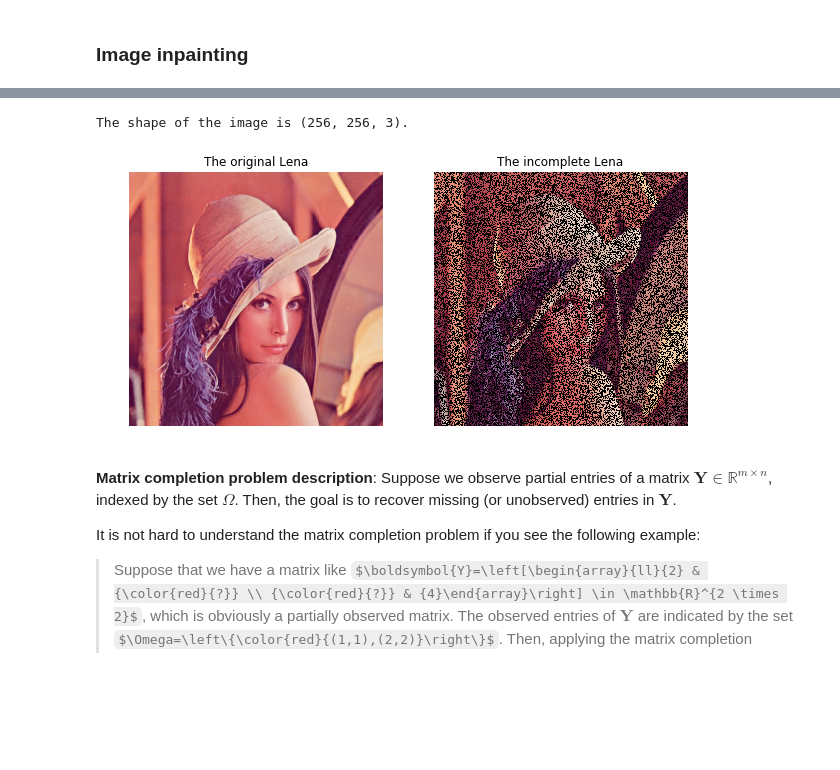
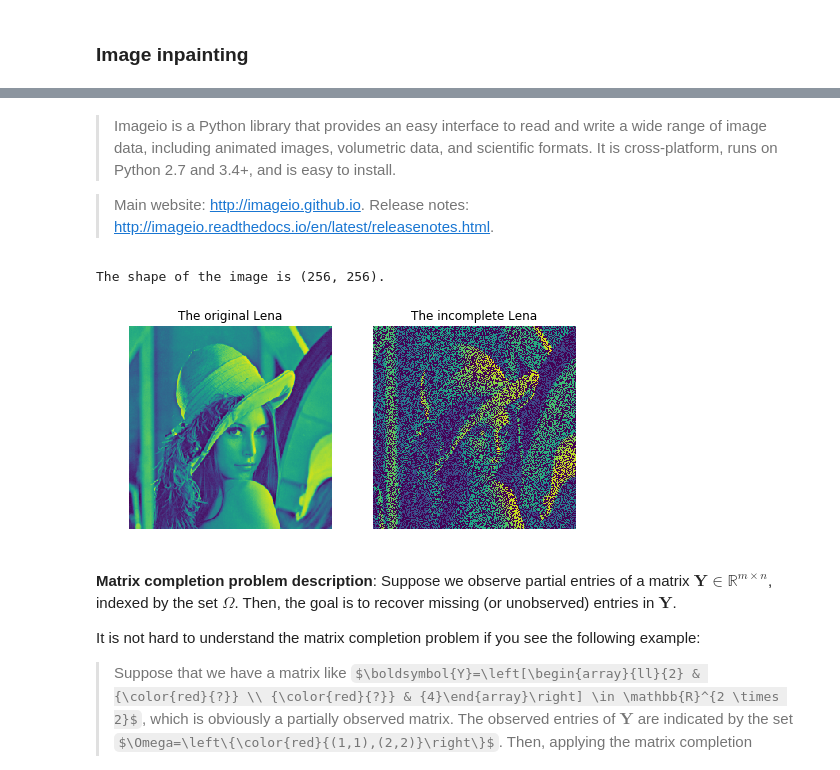
Before and after one commit to xinychen/Tensor4ML, a Jupyter notebook: content/LRMC.ipynb, the cells around one changed output, grey strips where cells are left out. Drawn from its saved outputs; the diff is of its cells as text; code cells hidden in the pictures; some formulas as TeX source; blank space fills up the shorter version.

```diff
--- a/content/LRMC.ipynb
+++ b/content/LRMC.ipynb
@@ -42,32 +46,34 @@ According to the definition on [**wiki**](https://en.wikipedia.org/wiki/Inpainti
+# %% [markdown]
+> Imageio is a Python library that provides an easy interface to read and write a wide range of image data, including animated images, volumetric data, and scientific formats. It is cross-platform, runs on Python 2.7 and 3.4+, and is easy to install.
+
+> Main website: http://imageio.github.io. Release notes: http://imageio.readthedocs.io/en/latest/releasenotes.html.
 # %%
 import numpy as np
 import imageio
 import matplotlib.pyplot as plt
 
-lena = imageio.imread('../images/lena.bmp')
+lena = imageio.imread('../images/lena.bmp', as_gray = True)
 print('The shape of the image is {}.'.format(lena.shape))
 
-dim1, dim2, dim3 = lena.shape
-lena_in = lena.copy()
+dim1, dim2 = lena.shape
 mask = np.round(np.random.rand(dim1, dim2))  # Generate a binary mask.
-for i in range(dim3):
-    lena_in[:, :, i] = np.multiply(lena[:, :, i], mask)
+sparse_lena = np.multiply(lena, mask)
 
-plt.subplots(1, 2, figsize=(10,18))
+plt.subplots(1, 2, figsize=(8,15))
 plt.subplot(1, 2, 1)
 plt.imshow(lena)
 plt.title('The original Lena')
 plt.axis('off')
 
 plt.subplot(1, 2, 2)
-plt.imshow(lena_in)
+plt.imshow(sparse_lena)
 plt.title('The incomplete Lena')
 plt.axis("off")
 
 plt.show()
 # %% [output]
-The shape of the image is (256, 256, 3).
+The shape of the image is (256, 256).
-[figure, old version]
+[figure, new version]
 # %% [markdown]
 **Matrix completion problem description**: Suppose we observe partial entries of a matrix $\boldsymbol{Y}\in\mathbb{R}^{m\times n}$, indexed by the set $\Omega$. Then, the goal is to recover missing (or unobserved) entries in $\boldsymbol{Y}$.
 
```
Also changed, not shown: parts of 2 cells of this notebook.
